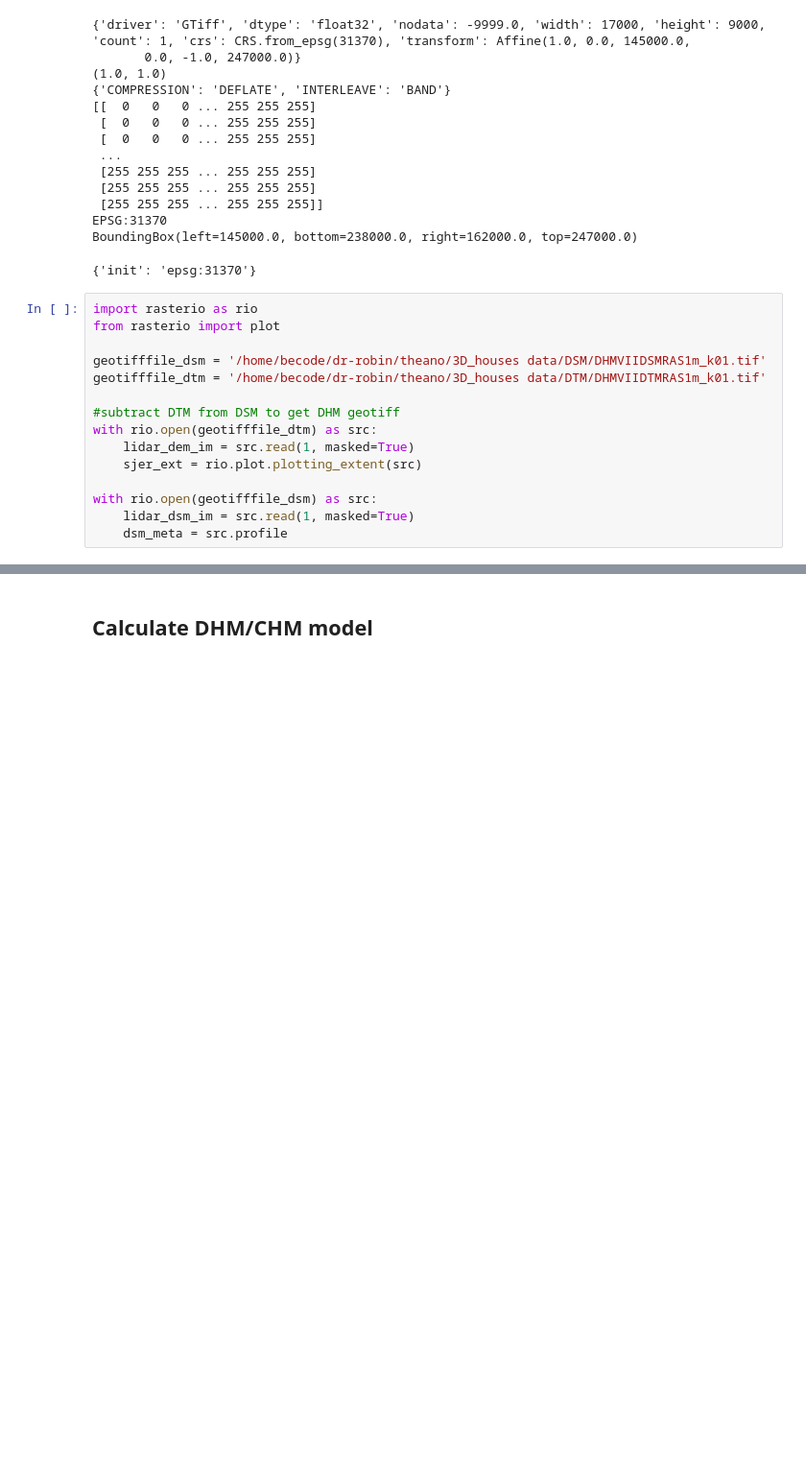
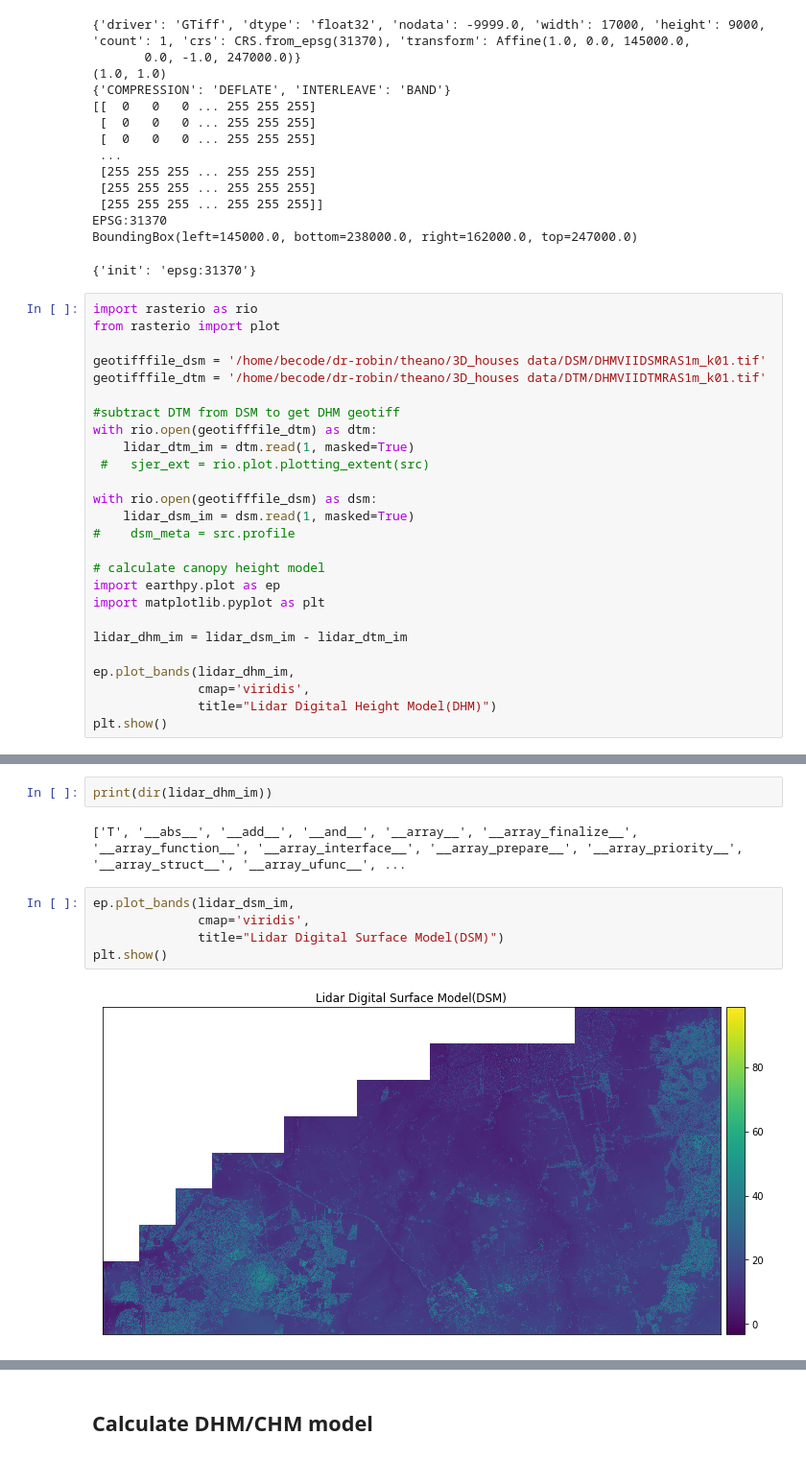
Before and after one commit to dr-robin/3D_houses, a Jupyter notebook: 3D_houses_data exploration.ipynb, the cells around one changed output, grey strips where cells are left out. Shown at 96% size. Cells and saved outputs as stored; diff of their text form; blank space fills up the shorter version.

```diff
--- a/3D_houses_data exploration.ipynb
+++ b/3D_houses_data exploration.ipynb
@@ -170,11 +268,22 @@ geotifffile_dsm = '/home/becode/dr-robin/theano/3D_houses data/DSM/DHMVIIDSMRAS1
 geotifffile_dtm = '/home/becode/dr-robin/theano/3D_houses data/DTM/DHMVIIDTMRAS1m_k01.tif'
 
 #subtract DTM from DSM to get DHM geotiff
-with rio.open(geotifffile_dtm) as src:
-    lidar_dem_im = src.read(1, masked=True)
-    sjer_ext = rio.plot.plotting_extent(src)
+with rio.open(geotifffile_dtm) as dtm:
+    lidar_dtm_im = dtm.read(1, masked=True)
+ #   sjer_ext = rio.plot.plotting_extent(src)
 
-with rio.open(geotifffile_dsm) as src:
-    lidar_dsm_im = src.read(1, masked=True)
-    dsm_meta = src.profile
+with rio.open(geotifffile_dsm) as dsm:
+    lidar_dsm_im = dsm.read(1, masked=True)
+#    dsm_meta = src.profile
+
+# calculate canopy height model
+import earthpy.plot as ep
+import matplotlib.pyplot as plt
+
+lidar_dhm_im = lidar_dsm_im - lidar_dtm_im
+
+ep.plot_bands(lidar_dhm_im,
+              cmap='viridis',
+              title="Lidar Digital Height Model(DHM)")
+plt.show()
 # %% [output]
@@ -181,0 +291,11 @@ RasterioIOError: /home/becode/dr-robin/theano/3D_houses data/DTM/DHMVIIDTMRAS1m_
+# %%
+print(dir(lidar_dhm_im))
+# %% [output]
+['T', '__abs__', '__add__', '__and__', '__array__', '__array_finalize__', '__array_function__', '__array_interface__', '__array_prepare__', '__array_priority__', '__array_struct__', '__array_ufunc__', ...
+# %%
+ep.plot_bands(lidar_dsm_im,
+              cmap='viridis',
+              title="Lidar Digital Surface Model(DSM)")
+plt.show()
+# %% [output]
+[figure, added]
```
Also changed, not shown: parts of 29 cells of this notebook.
